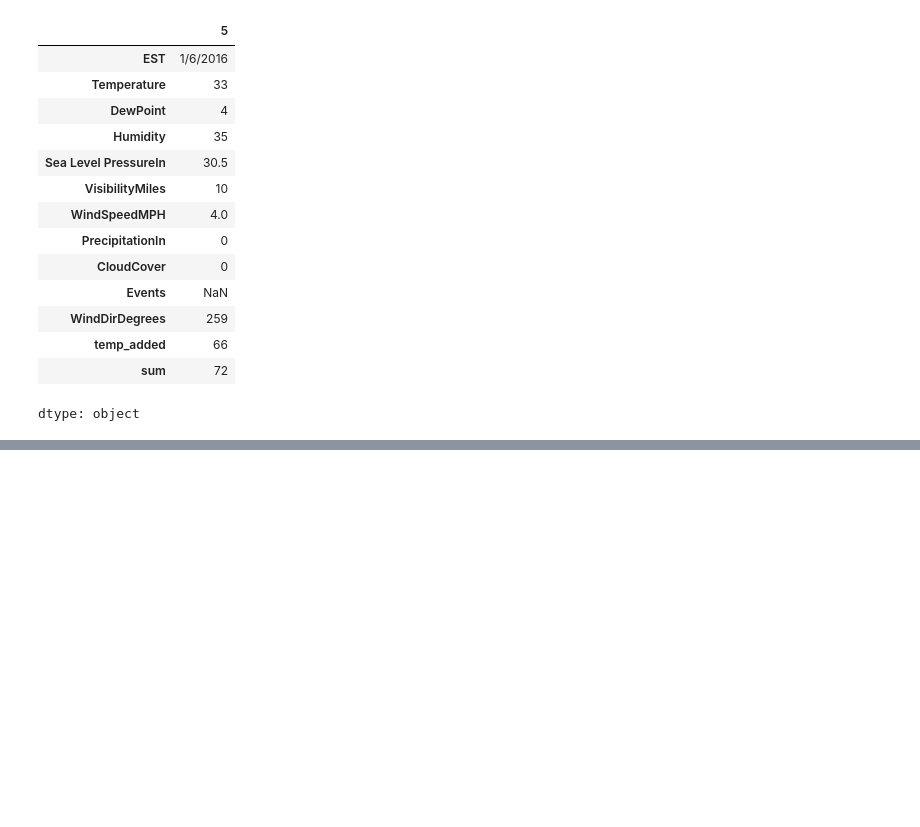
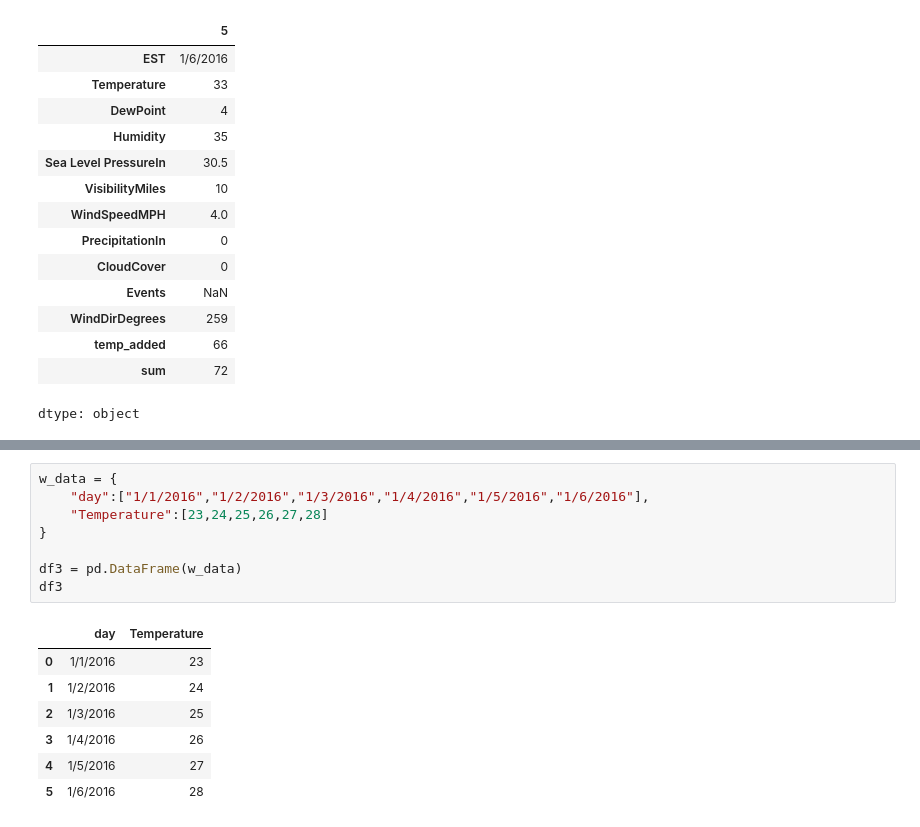
Before and after one commit to surendarmanoj/data-science, a Jupyter notebook: Data_Frames.ipynb, the cells around one changed output, grey strips where cells are left out. Drawn from its saved outputs; the diff is of its cells as text; blank space fills up the shorter version.

```diff
--- a/Data_Frames.ipynb
+++ b/Data_Frames.ipynb
@@ -245,0 +240,16 @@ dtype: object
+# %%
+w_data = {
+    "day":["1/1/2016","1/2/2016","1/3/2016","1/4/2016","1/5/2016","1/6/2016"],
+    "Temperature":[23,24,25,26,27,28]
+}
+
+df3 = pd.DataFrame(w_data)
+df3
+# %% [output]
+|  | day | Temperature |
+| 0 | 1/1/2016 | 23 |
+| 1 | 1/2/2016 | 24 |
+| 2 | 1/3/2016 | 25 |
+| 3 | 1/4/2016 | 26 |
+| 4 | 1/5/2016 | 27 |
+| 5 | 1/6/2016 | 28 |
```
Also changed, not shown: parts of 10 cells of this notebook.
